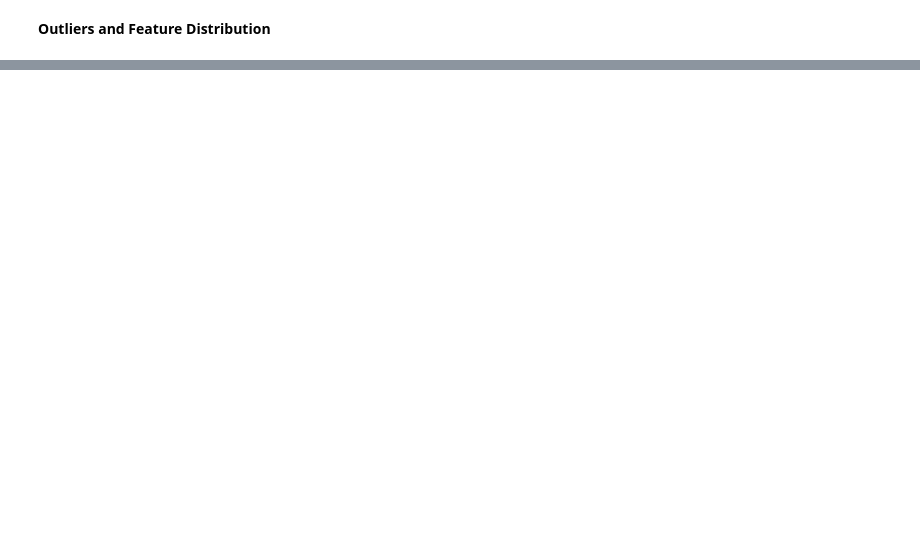
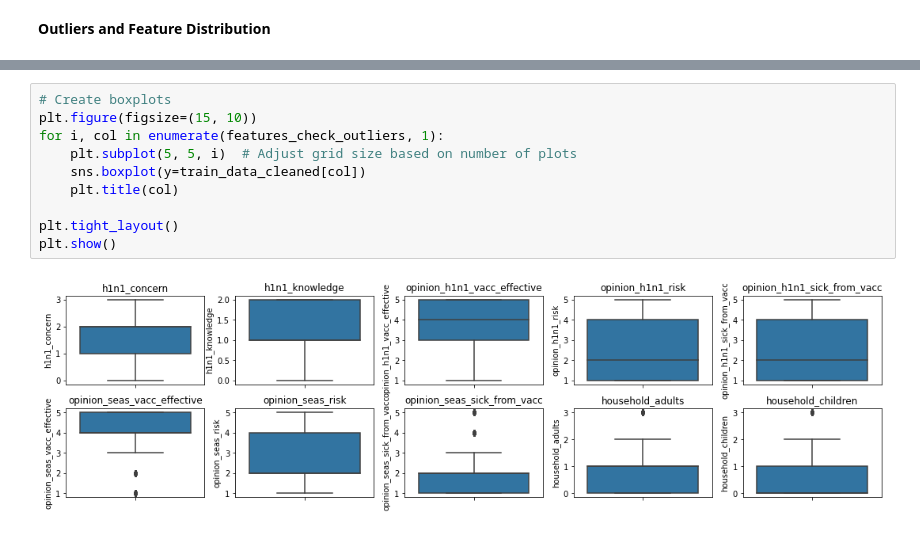
Before and after one commit to Anniemarie001/H1N1-AND-SEASONAL-FLU-VACCINES, a Jupyter notebook: index.ipynb, the cells around one changed output, grey strips where cells are left out. Drawn from its saved outputs; the diff is of its cells as text; blank space fills up the shorter version.

```diff
--- a/index.ipynb
+++ b/index.ipynb
@@ -296,0 +414,12 @@ train_data_cleaned = train_df_merged.drop(columns=columns_to_drop)
+# %%
+# Create boxplots
+plt.figure(figsize=(15, 10))
+for i, col in enumerate(features_check_outliers, 1):
+    plt.subplot(5, 5, i)  # Adjust grid size based on number of plots
+    sns.boxplot(y=train_data_cleaned[col])
+    plt.title(col)
+
+plt.tight_layout()
+plt.show()
+# %% [output]
+[figure, added]
```
Also changed, not shown: parts of 18 cells of this notebook, 1 other file.
